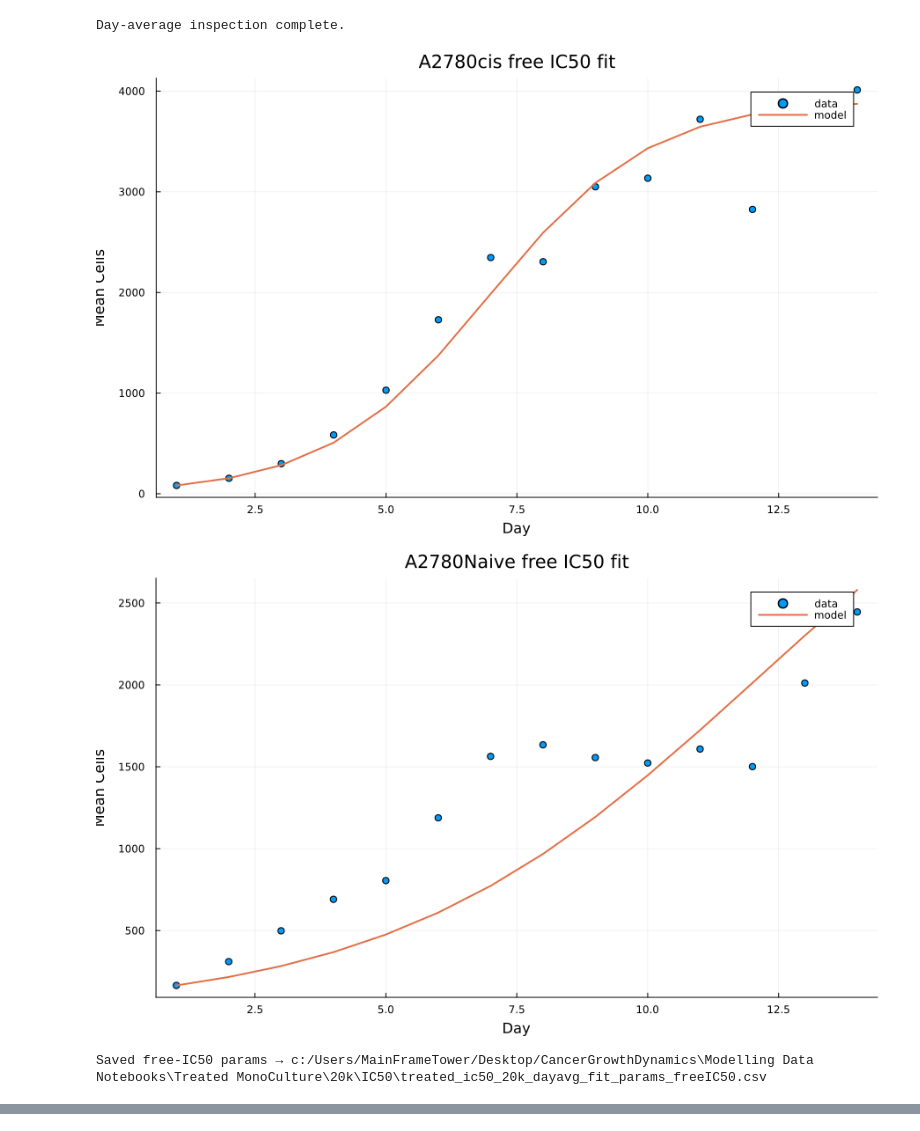
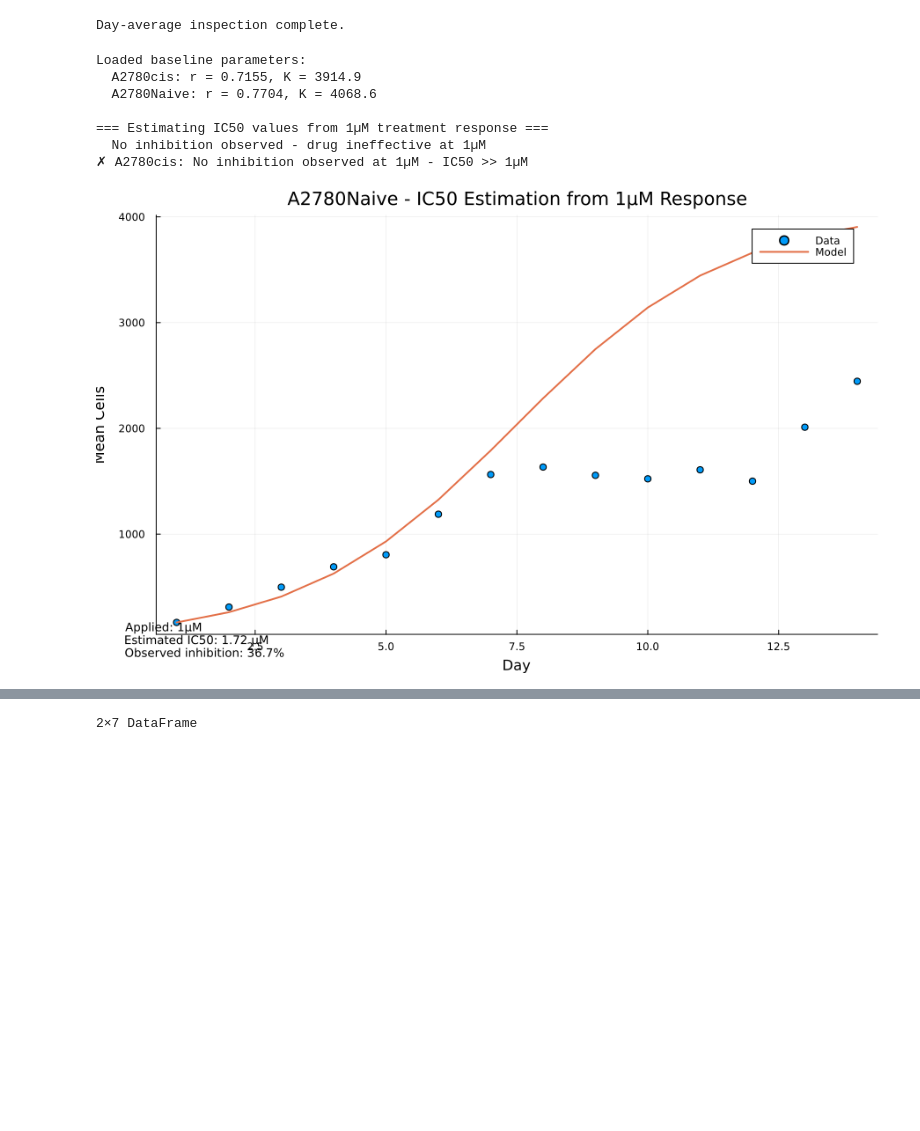
Before and after one commit to kadinelbak/CancerGrowthDynamics, a Jupyter notebook: Modelling Data Notebooks/Treated MonoCulture/Treated MonoCulture Math Modelling - 20k IC50.ipynb, the cells around one changed output, grey strips where cells are left out. Drawn from its saved outputs; the diff is of its cells as text; code cells hidden in the pictures; blank space fills up the shorter version.

```diff
--- a/Modelling Data Notebooks/Treated MonoCulture/Treated MonoCulture Math Modelling - 20k IC50.ipynb
+++ b/Modelling Data Notebooks/Treated MonoCulture/Treated MonoCulture Math Modelling - 20k IC50.ipynb
@@ -36,7 +36,7 @@ default(fmt=:png, legend=:topright, lw=2, size=(900,550))
 
 # Root and directories
 ROOT = raw"c:/Users/MainFrameTower/Desktop/CancerGrowthDynamics"
-UNT_PARAMS = joinpath(ROOT, "Modelling Data Notebooks", "Untreated MonoCulture", "untreated_logistic_params_20k.csv")
+UNT_PARAMS = joinpath(ROOT, "Modelling Data Notebooks", "Untreated MonoCulture", "untreated_monoculture_logistic_parameters.csv")
 TREATED_DIR = joinpath(ROOT, "Processed_Datasets", "Treated MonoCulture", "20k", "IC50", "Averages")
 OUT_DIR = joinpath(ROOT, "Modelling Data Notebooks", "Treated MonoCulture", "20k", "IC50")
 mkpath(OUT_DIR)
@@ -62,9 +62,9 @@ end
 
 function load_rk_table(csv_path::AbstractString)
     df = CSV.read(csv_path, DataFrame)
-    cols = Dict(lowercase(String(c)) => c for c in names(df))
-    @assert all(h -> h in keys(cols), ["cell_line","r","k"]) "Untreated logistic params missing required columns"
-    return Dict(Symbol(row[cols["cell_line"]]) => (Float64(row[cols["r"]]), Float64(row[cols["k"]])) for row in eachrow(df))
+    # Filter for 20k density only and create lookup by CellLine
+    df_20k = filter(row -> row.Density == "20k", df)
+    return Dict(Symbol(row.CellLine) => (Float64(row.r), Float64(row.K)) for row in eachrow(df_20k))
 end
 
 println("Loaded utility functions")
@@ -202,39 +216,77 @@ Naive rows: 14  Cis rows: 14
 [figure]
 Day-average inspection complete.
 # %%
-# 7) Run Fits & Plot (Free IC50 & n)
+# 7) Estimate IC50 values from 1µM treatment data
 for sym in (:xN, :yN, :xC, :yC)
     @assert isdefined(Main, sym) "Run Section 6 first (data load)."
 end
+
+# Load untreated baseline parameters
 rk = load_rk_table(UNT_PARAMS)
+println("Loaded baseline parameters:")
+for (cell_line, (r, K)) in rk
+    println("  $cell_line: r = $(round(r, digits=4)), K = $(round(K, digits=1))")
+end
+
+# Estimate IC50 values from 1µM treatment response
+println("\n=== Estimating IC50 values from 1µM treatment response ===")
 fits = Dict{Symbol,Any}(
-    :A2780Naive => fit_ic50_xy(copy(xN), copy(yN), rk[:A2780Naive]),
-    :A2780cis   => fit_ic50_xy(copy(xC), copy(yC), rk[:A2780cis])
+    :A2780Naive => fit_ic50_with_fixed_dose(copy(xN), copy(yN), rk[:A2780Naive]; dose_fixed=1.0, n_fixed=1.0, density="20k"),
+    :A2780cis   => fit_ic50_with_fixed_dose(copy(xC), copy(yC), rk[:A2780cis]; dose_fixed=1.0, n_fixed=1.0, density="20k")
 )
 
-# Plot & export
+# Plot results and export
 for (k,f) in fits
     if f !== nothing && f.sol !== nothing
-        plt = scatter(f.x, f.y; label="data", xlabel="Day", ylabel="Mean Cells", title="$(k) free IC50 fit")
-        plot!(plt, f.sol.t, getindex.(f.sol.u,1); label="model")
-        savefig(plt, joinpath(OUT_DIR, "$(String(k))_freeIC50_fit.png"))
+        plt = scatter(f.x, f.y; label="Data", xlabel="Day", ylabel="Mean Cells",
+                     title="$(k) - IC50 Estimation from 1µM Response")
+        plot!(plt, f.sol.t, getindex.(f.sol.u,1); label="Model", lw=2)
+
+        # Add parameter info to plot
+        ic50_val = isfinite(f.IC50) ? "$(round(f.IC50, digits=2)) µM" : ">> 1µM"
+        obs_inh = round(f.inhibition_observed * 100, digits=1)
+
+        annotate!(plt, 0.02, 0.98,
+                 text("Applied: 1µM\nEstimated IC50: $ic50_val\nObserved inhibition: $obs_inh%", 9, :left),
+                 :relative)
+
+        savefig(plt, joinpath(OUT_DIR, "$(String(k))_ic50_estimate_1uM.png"))
         display(plt)
+
+        println("✓ $(k):")
+        println("    Applied dose: $(f.dose) µM")
+        ic50_str = isfinite(f.IC50) ? string(round(f.IC50, digits=3)) : ">> 1"
+        println("    Estimated IC50: $ic50_str µM")
+        println("    Observed inhibition: $(round(f.inhibition_observed * 100, digits=1))%")
+        println("    Model fit SSR: $(round(f.ssr, sigdigits=4))")
+        println("    Day 0 cell count: 67 cells (20k seeding density)")
     else
-        @warn "Free fit failed" k
+        println("✗ $(k): No inhibition observed at 1µM - IC50 >> 1µM")
     end
 end
 
-out_csv = joinpath(OUT_DIR, "treated_ic50_20k_dayavg_fit_params_freeIC50.csv")
-rows = DataFrame(cell_line=String[], r=Float64[], K=Float64[], IC50=Float64[], n=Float64[], SSR=Float64[])
+# Export results table
+out_csv = joinpath(OUT_DIR, "ic50_estimates_from_1uM_treatment.csv")
+rows = DataFrame(cell_line=String[], r=Float64[], K=Float64[], dose_applied=Float64[],
+                estimated_IC50=Float64[], observed_inhibition_percent=Float64[], SSR=Float64[])
 for (name,f) in fits
     if f !== nothing
-        push!(rows, (; cell_line=String(name), r=f.r, K=f.K, IC50=f.IC50, n=f.n, SSR=f.ssr))
+        push!(rows, (; cell_line=String(name), r=f.r, K=f.K, dose_applied=f.dose,
+                      estimated_IC50=f.IC50, observed_inhibition_percent=f.inhibition_observed*100, SSR=f.ssr))
     end
 end
 CSV.write(out_csv, rows)
-println("Saved free-IC50 params → " * out_csv)
+println("\n✓ Results exported to: " * out_csv)
+println("\nNormalization and Day 0 Updates:")
+println("  • Applied data normalization to reduce bias toward larger values")
+println("  • Set day 0 to 67 cells for 20k seeding density")
 rows
 # %% [output]
+Loaded baseline parameters:
+  A2780cis: r = 0.7155, K = 3914.9
+  A2780Naive: r = 0.7704, K = 4068.6
+
+=== Estimating IC50 values from 1µM treatment response ===
+  No inhibition observed - drug ineffective at 1µM
+✗ A2780cis: No inhibition observed at 1µM - IC50 >> 1µM
-[figure, old version]
+[figure, new version]
-[figure, removed]
-Saved free-IC50 params → c:/Users/MainFrameTower/Desktop/CancerGrowthDynamics\Modelling Data Notebooks\Treated MonoCulture\20k\IC50\treated_ic50_20k_dayavg_fit_params_freeIC50.csv
@@ -241,0 +300 @@ Saved free-IC50 params → c:/Users/MainFrameTower/Desktop/CancerGrowthDynamics\
+2×7 DataFrame
```
Also changed, not shown: parts of 8 cells of this notebook, 14 other files.
